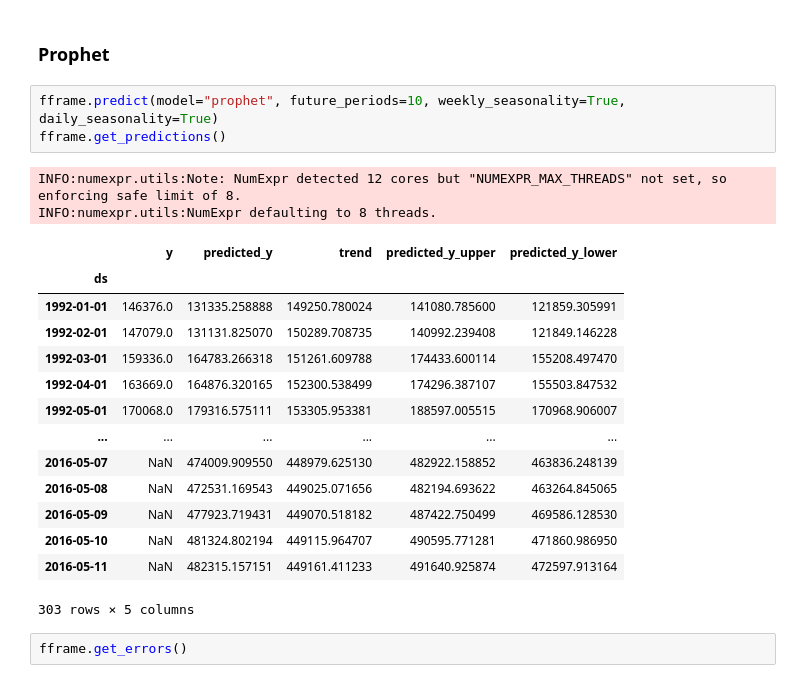
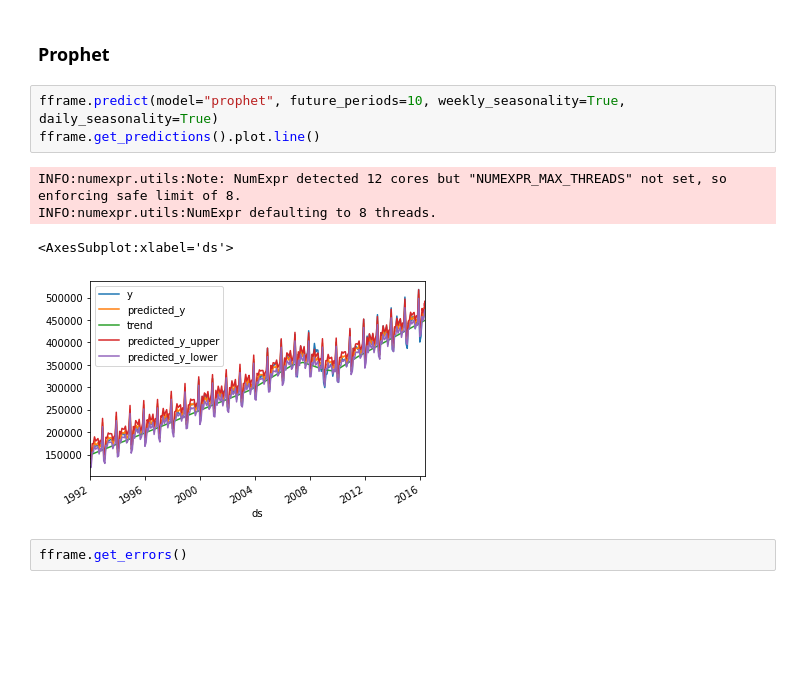
Before and after one commit to ntlind/forecastframe, a Jupyter notebook: examples/simple_example.ipynb, the cells around one changed output. Cells and saved outputs as stored; diff of their text form; blank space fills up the shorter version.

```diff
--- a/examples/simple_example.ipynb
+++ b/examples/simple_example.ipynb
@@ -30,24 +28,12 @@ fframe = ff.ForecastFrame(data=data, target="y", datetime_column="ds")
 ### Prophet
 # %%
 fframe.predict(model="prophet", future_periods=10, weekly_seasonality=True, daily_seasonality=True)
-fframe.get_predictions()
+fframe.get_predictions().plot.line()
 # %% [output]
 INFO:numexpr.utils:Note: NumExpr detected 12 cores but "NUMEXPR_MAX_THREADS" not set, so enforcing safe limit of 8.
 INFO:numexpr.utils:NumExpr defaulting to 8 threads.
-|  | y | predicted_y | trend | predicted_y_upper | predicted_y_lower |
-| ds |  |  |  |  |  |
-| 1992-01-01 | 146376.0 | 131335.258888 | 149250.780024 | 141080.785600 | 121859.305991 |
-| 1992-02-01 | 147079.0 | 131131.825070 | 150289.708735 | 140992.239408 | 121849.146228 |
-| 1992-03-01 | 159336.0 | 164783.266318 | 151261.609788 | 174433.600114 | 155208.497470 |
-| 1992-04-01 | 163669.0 | 164876.320165 | 152300.538499 | 174296.387107 | 155503.847532 |
-| 1992-05-01 | 170068.0 | 179316.575111 | 153305.953381 | 188597.005515 | 170968.906007 |
-| ... | ... | ... | ... | ... | ... |
-| 2016-05-07 | NaN | 474009.909550 | 448979.625130 | 482922.158852 | 463836.248139 |
-| 2016-05-08 | NaN | 472531.169543 | 449025.071656 | 482194.693622 | 463264.845065 |
-| 2016-05-09 | NaN | 477923.719431 | 449070.518182 | 487422.750499 | 469586.128530 |
-| 2016-05-10 | NaN | 481324.802194 | 449115.964707 | 490595.771281 | 471860.986950 |
-| 2016-05-11 | NaN | 482315.157151 | 449161.411233 | 491640.925874 | 472597.913164 |
-303 rows × 5 columns
+<AxesSubplot:xlabel='ds'>
+[figure, added]
 # %%
 fframe.get_errors()
 # %% [output]
```
Also changed, not shown: parts of 10 cells of this notebook, 2 other files.
